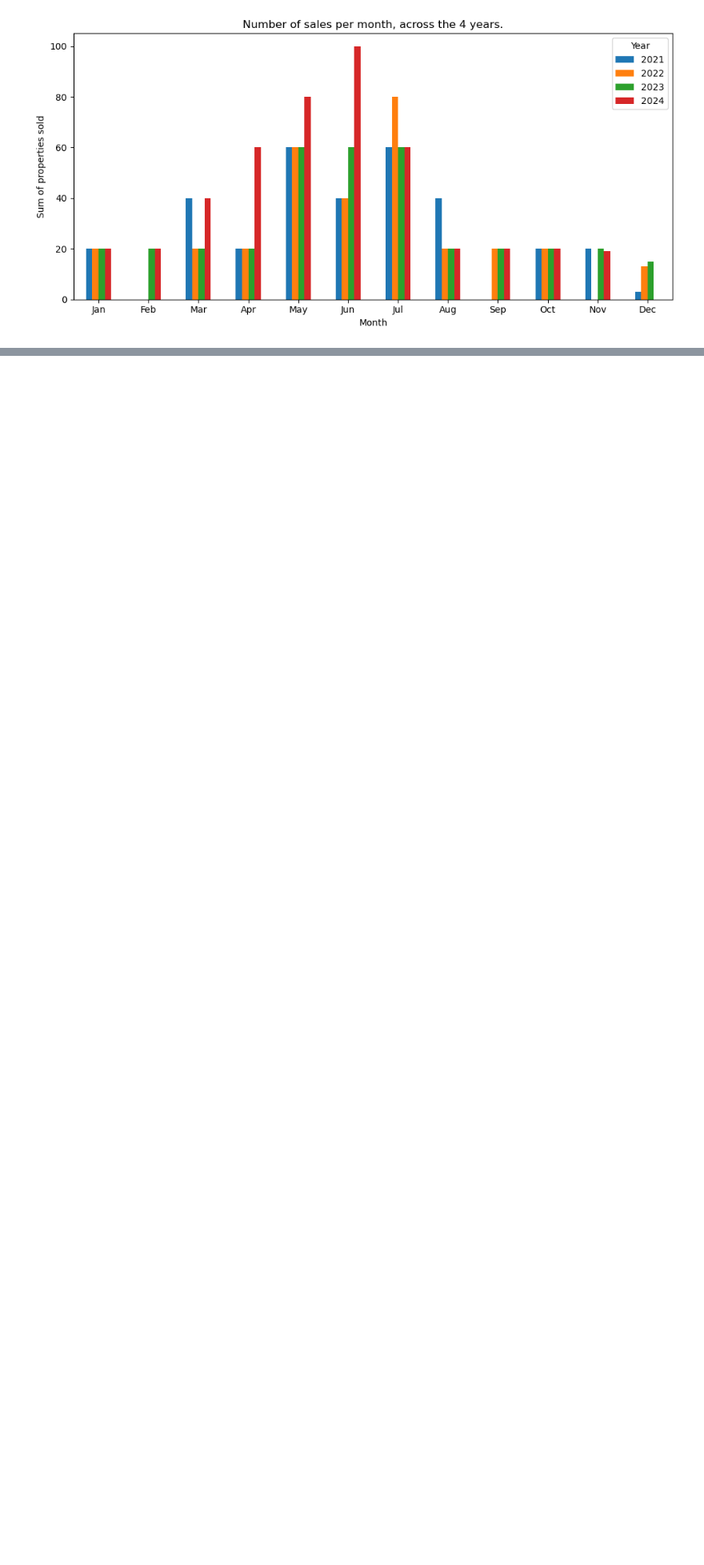
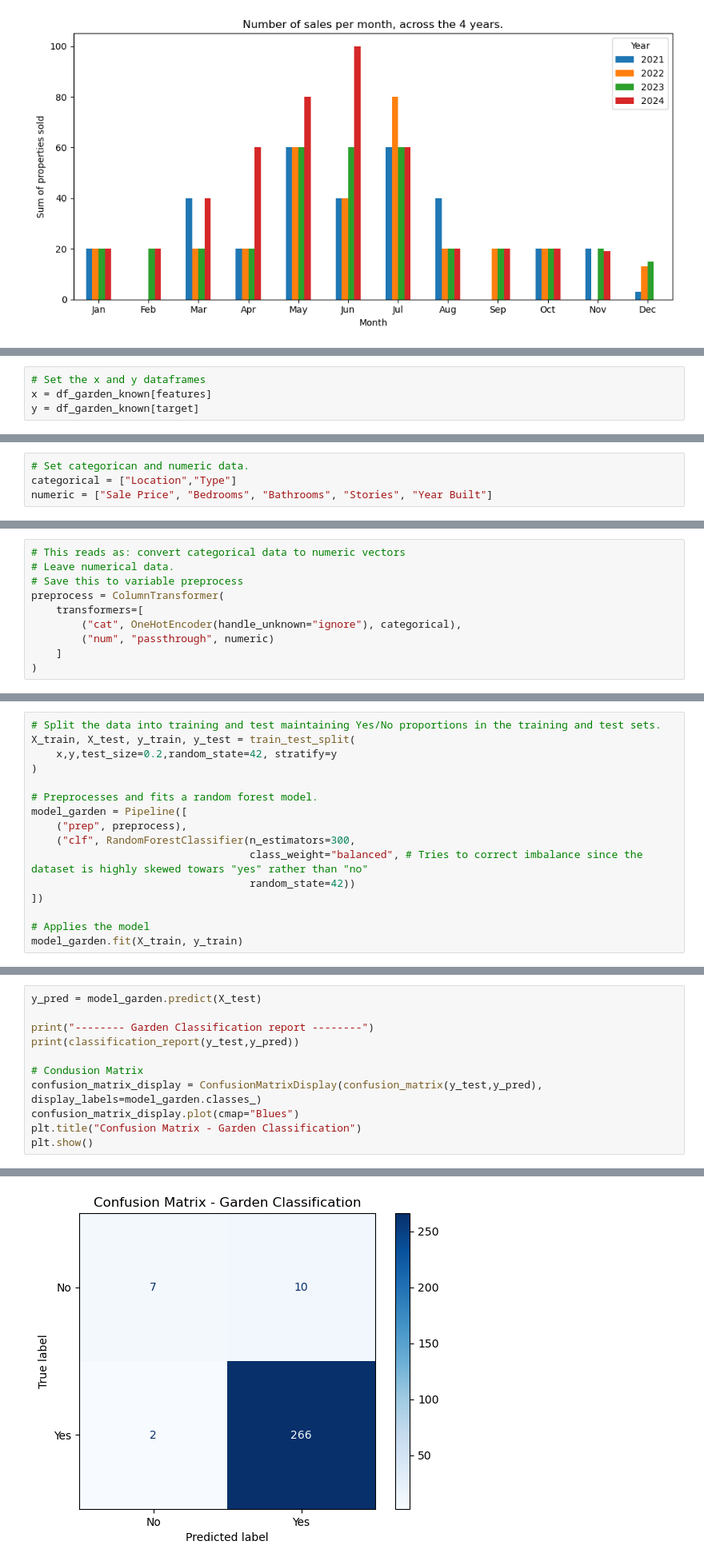
Before and after one commit to frederick2003/Property-Sales-Data-Analysis, a Jupyter notebook: Analysis.ipynb, the cells around one changed output, grey strips where cells are left out. Shown at 80% size. Cells and saved outputs as stored; diff of their text form; blank space fills up the shorter version.

Commit message:
Added 2 classifier models to predicts the presence or non presence of gardens and garages from unknown entries

```diff
--- a/Analysis.ipynb
+++ b/Analysis.ipynb
@@ -474,0 +518,4 @@ There is a clear trend here, property sales remain quite for the non summer mont
+# %%
+# Set the x and y dataframes
+x = df_garden_known[features]
+y = df_garden_known[target]
@@ -474,0 +524,4 @@ There is a clear trend here, property sales remain quite for the non summer mont
+# %%
+# Set categorican and numeric data.
+categorical = ["Location","Type"]
+numeric = ["Sale Price", "Bedrooms", "Bathrooms", "Stories", "Year Built"]
@@ -474,0 +530,10 @@ There is a clear trend here, property sales remain quite for the non summer mont
+# %%
+# This reads as: convert categorical data to numeric vectors
+# Leave numerical data.
+# Save this to variable preprocess
+preprocess = ColumnTransformer(
+    transformers=[
+        ("cat", OneHotEncoder(handle_unknown="ignore"), categorical),
+        ("num", "passthrough", numeric)
+    ]
+)
@@ -474,0 +544,16 @@ There is a clear trend here, property sales remain quite for the non summer mont
+# %%
+# Split the data into training and test maintaining Yes/No proportions in the training and test sets.
+X_train, X_test, y_train, y_test = train_test_split(
+    x,y,test_size=0.2,random_state=42, stratify=y
+)
+
+# Preprocesses and fits a random forest model.
+model_garden = Pipeline([
+    ("prep", preprocess),
+    ("clf", RandomForestClassifier(n_estimators=300,
+                                   class_weight="balanced", # Tries to correct imbalance since the dataset is highly skewed towars "yes" rather than "no"
+                                   random_state=42))
+])
+
+# Applies the model
+model_garden.fit(X_train, y_train)
@@ -474,0 +576,12 @@ There is a clear trend here, property sales remain quite for the non summer mont
+# %%
+y_pred = model_garden.predict(X_test)
+
+print("-------- Garden Classification report --------")
+print(classification_report(y_test,y_pred))
+
+# Condusion Matrix
+confusion_matrix_display = ConfusionMatrixDisplay(confusion_matrix(y_test,y_pred), display_labels=model_garden.classes_)
+confusion_matrix_display.plot(cmap="Blues")
+plt.title("Confusion Matrix - Garden Classification")
+plt.show()
+# %% [output]
@@ -474,0 +597 @@ There is a clear trend here, property sales remain quite for the non summer mont
+[figure, added]
```
Also changed, not shown: parts of 57 cells of this notebook.
